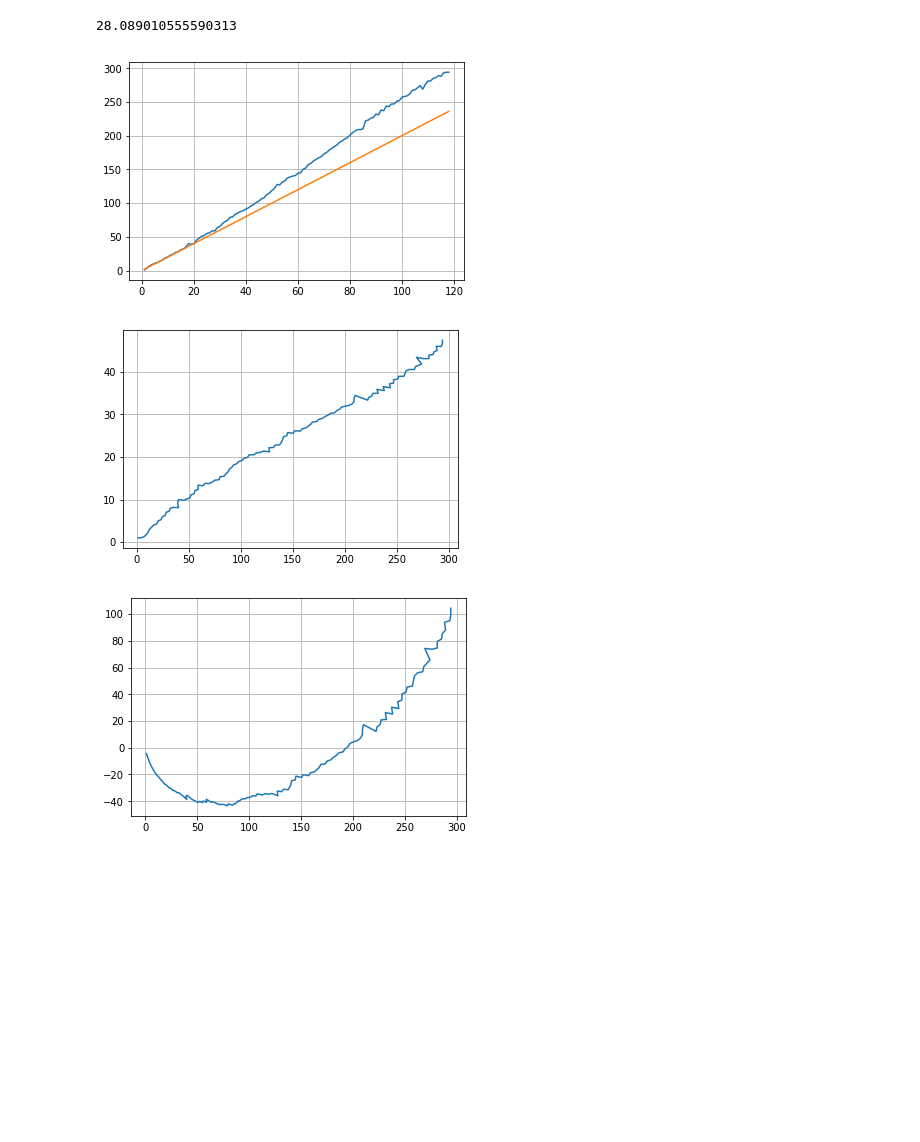
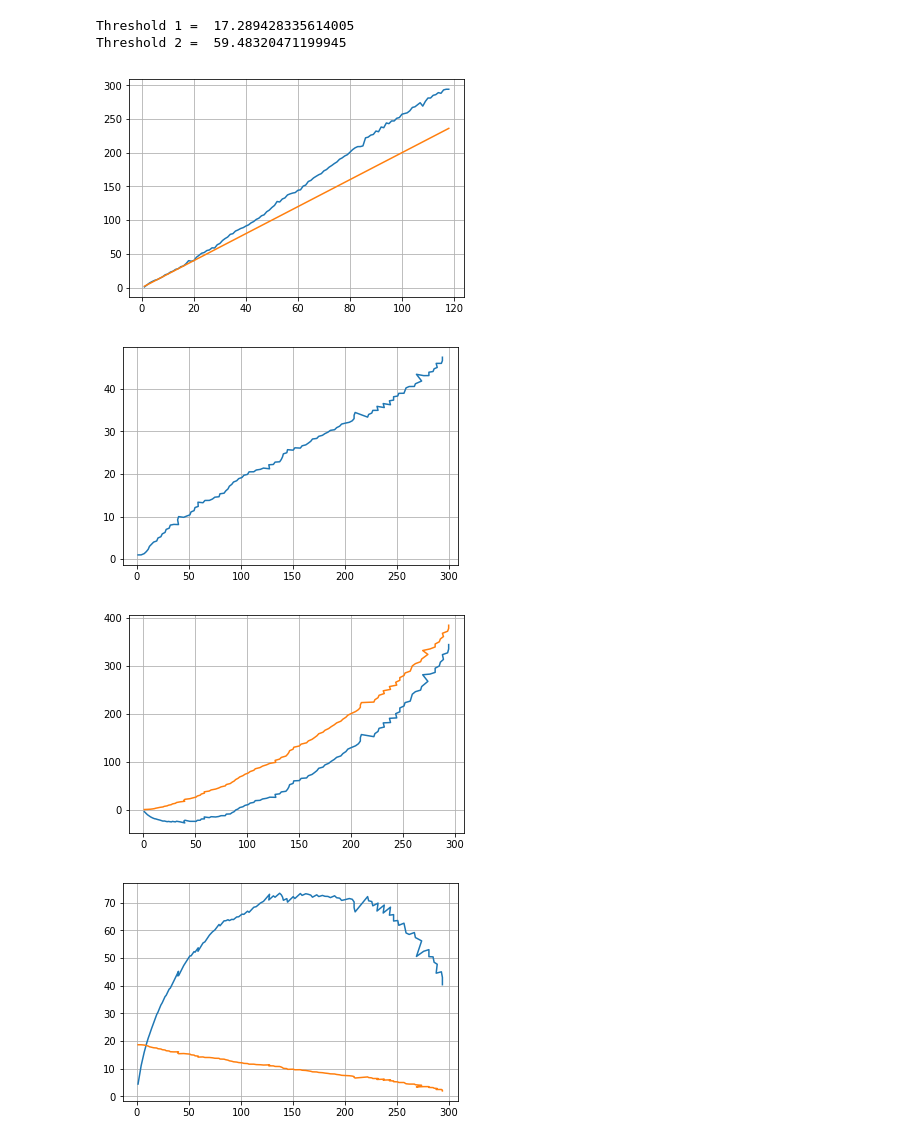
Before and after one commit to ebusato/NuclearPhysics, a Jupyter notebook: FissionStudy.ipynb, the cells around one changed output. Saved outputs shown, nothing was run; the diff lists cells and outputs as text; code cells hidden in the pictures; blank space fills up the shorter version.

```diff
--- a/FissionStudy.ipynb
+++ b/FissionStudy.ipynb
@@ -8,39 +8,51 @@ cst_as = 17.23
 cst_ac = 0.7
 
 def Ed(Z,A):
-    return -1*cst_as*np.power(A,2/3)*(np.power(2,1/3)-1)-cst_ac*Z*Z/np.power(A,1/3)*(np.power(2,-1/3)-1)
+    return -1*cst_as*np.power(A,2/3)*(np.power(2,1/3)-1)-cst_ac*Z*Z/np.power(A,1/3)*(np.power(2,-2/3)-1)
 
 def Ec(Z,A):
     return 5*np.power(2,1/3)/24*cst_ac*Z*Z/np.power(A,1/3)
 
-def Ea(Z, A):
+def Ea(Z,A):
     return Ec(Z,A)-Ed(Z,A)
 
-print(Ea(20,10))
+def Seaborg(Z,A):
+    return 19-0.36*Z*Z/A
+
+print("Threshold 1 = ", cst_as*(np.power(2,1/3)-1)/(cst_ac*(1-np.power(2,-2/3))))
+print("Threshold 2 = ", cst_as*(np.power(2,1/3)-1)/(cst_ac*(1-np.power(2,-2/3)-5*np.power(2,1/3)/24)))
 # %% [output]
-28.089010555590313
+Threshold 1 =  17.289428335614005
+Threshold 2 =  59.48320471199945
 # %%
 ptable = get_table('elements')
 cols = ['name', 'atomic_number', 'atomic_weight']
 #print(ptable[cols])
 #print(ptable[cols[1]])
 #print(ptable[cols[2]])
 
 #print(Ed(ptable[cols[1]], ptable[cols[2]]))
 
 plt.figure()
 plt.plot(ptable[cols[1]], ptable[cols[2]])
 plt.plot(ptable[cols[1]], 2*ptable[cols[1]])
 plt.grid()
 
 plt.figure()
 plt.plot(ptable[cols[2]], ptable[cols[1]]*ptable[cols[1]]/ptable[cols[2]])
 plt.grid()
 
 plt.figure()
 plt.plot(ptable[cols[2]], Ed(ptable[cols[1]], ptable[cols[2]]))
+plt.plot(ptable[cols[2]], Ec(ptable[cols[1]], ptable[cols[2]]))
 plt.grid()
+
+plt.figure()
+plt.plot(ptable[cols[2]], Ea(ptable[cols[1]], ptable[cols[2]]))
+plt.plot(ptable[cols[2]], Seaborg(ptable[cols[1]], ptable[cols[2]]))
+plt.grid()
 # %% [output]
 [figure]
 [figure]
-[figure, old version]
+[figure, new version]
+[figure, added]
```
